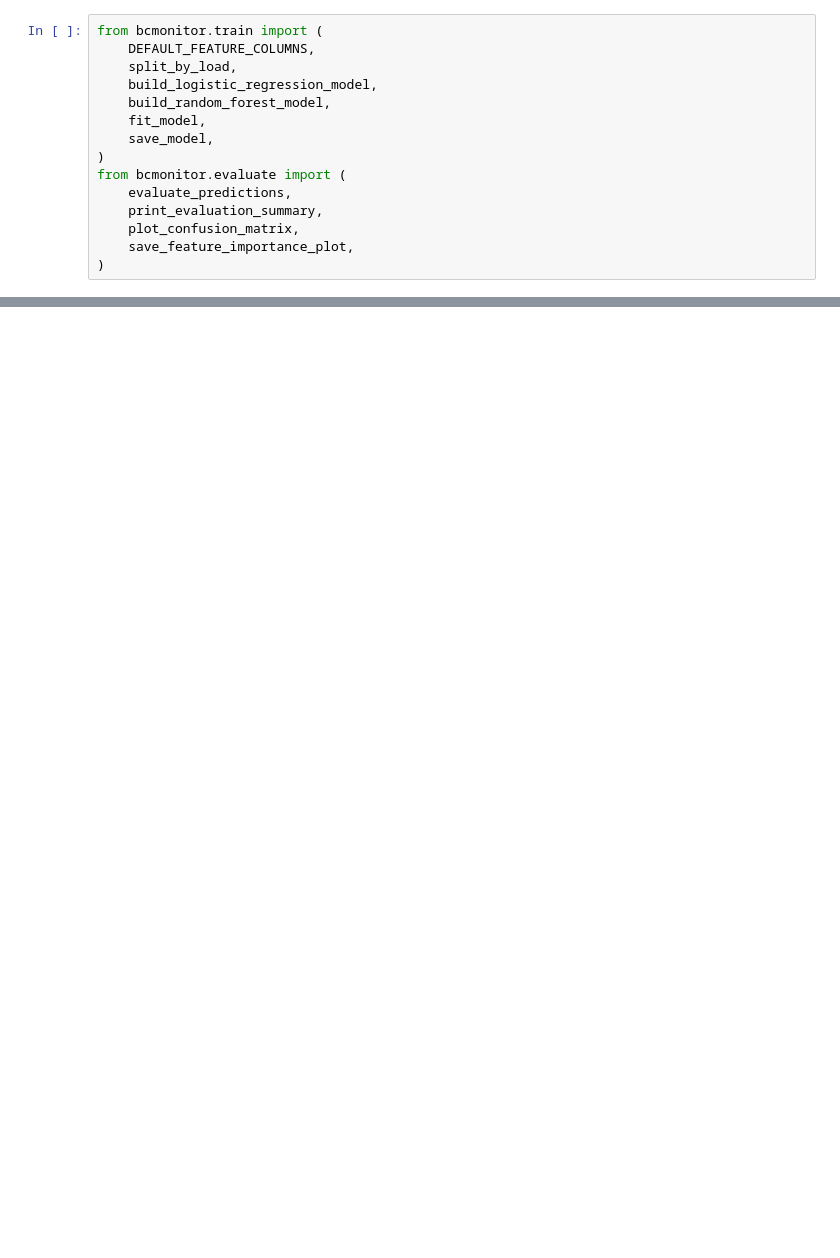
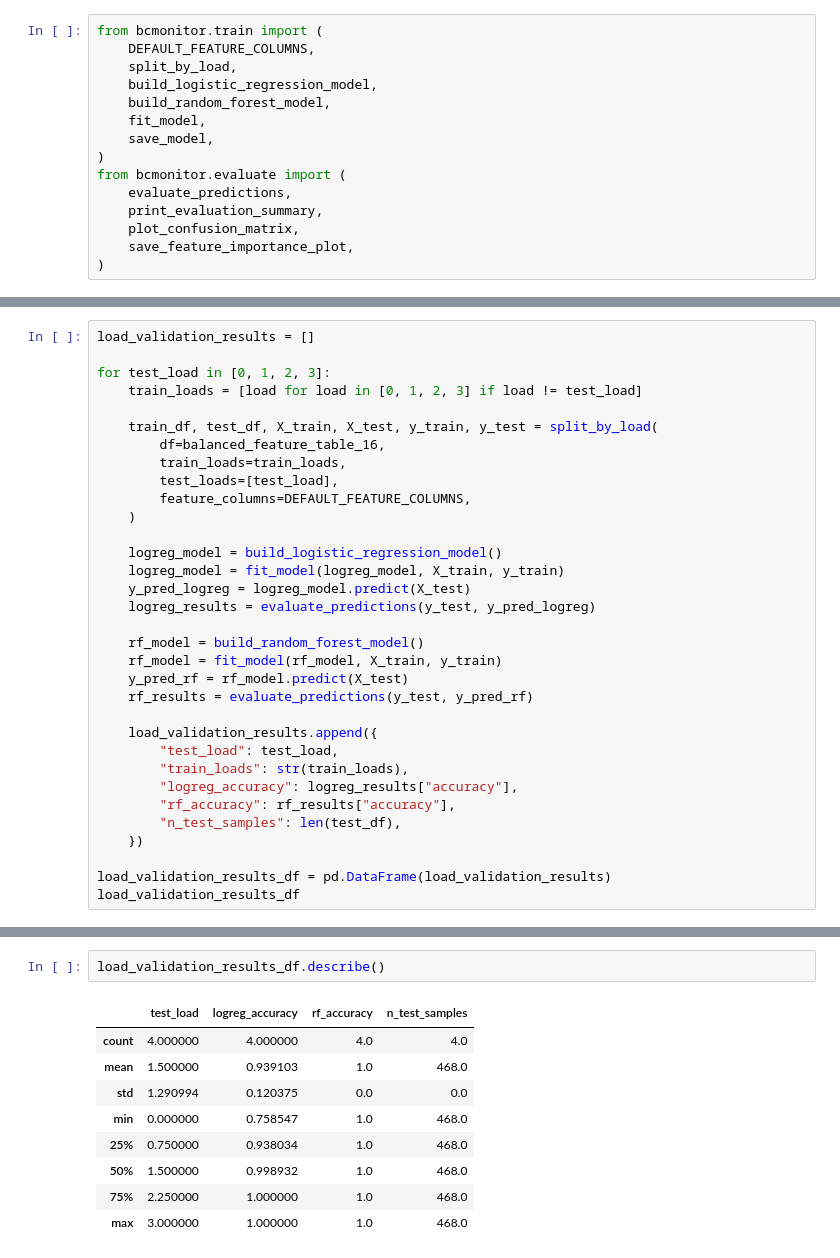
Before and after one commit to ThomasBainbridge/bearing-condition-monitor, a Jupyter notebook: notebooks/01_dataset_exploration.ipynb, the cells around one changed output, grey strips where cells are left out. Cells and saved outputs as stored; diff of their text form; blank space fills up the shorter version.

```diff
--- a/notebooks/01_dataset_exploration.ipynb
+++ b/notebooks/01_dataset_exploration.ipynb
@@ -386,0 +629,33 @@ save_model(rf_model, "rf_load012_test3.joblib")
+# %%
+load_validation_results = []
+
+for test_load in [0, 1, 2, 3]:
+    train_loads = [load for load in [0, 1, 2, 3] if load != test_load]
+
+    train_df, test_df, X_train, X_test, y_train, y_test = split_by_load(
+        df=balanced_feature_table_16,
+        train_loads=train_loads,
+        test_loads=[test_load],
+        feature_columns=DEFAULT_FEATURE_COLUMNS,
+    )
+
+    logreg_model = build_logistic_regression_model()
+    logreg_model = fit_model(logreg_model, X_train, y_train)
+    y_pred_logreg = logreg_model.predict(X_test)
+    logreg_results = evaluate_predictions(y_test, y_pred_logreg)
+
+    rf_model = build_random_forest_model()
+    rf_model = fit_model(rf_model, X_train, y_train)
+    y_pred_rf = rf_model.predict(X_test)
+    rf_results = evaluate_predictions(y_test, y_pred_rf)
+
+    load_validation_results.append({
+        "test_load": test_load,
+        "train_loads": str(train_loads),
+        "logreg_accuracy": logreg_results["accuracy"],
+        "rf_accuracy": rf_results["accuracy"],
+        "n_test_samples": len(test_df),
+    })
+
+load_validation_results_df = pd.DataFrame(load_validation_results)
+load_validation_results_df
@@ -386,0 +668,12 @@ save_model(rf_model, "rf_load012_test3.joblib")
+# %%
+load_validation_results_df.describe()
+# %% [output]
+|  | test_load | logreg_accuracy | rf_accuracy | n_test_samples |
+| count | 4.000000 | 4.000000 | 4.0 | 4.0 |
+| mean | 1.500000 | 0.939103 | 1.0 | 468.0 |
+| std | 1.290994 | 0.120375 | 0.0 | 0.0 |
+| min | 0.000000 | 0.758547 | 1.0 | 468.0 |
+| 25% | 0.750000 | 0.938034 | 1.0 | 468.0 |
+| 50% | 1.500000 | 0.998932 | 1.0 | 468.0 |
+| 75% | 2.250000 | 1.000000 | 1.0 | 468.0 |
+| max | 3.000000 | 1.000000 | 1.0 | 468.0 |
```
Also changed, not shown: parts of 48 cells of this notebook, 2 other files.
